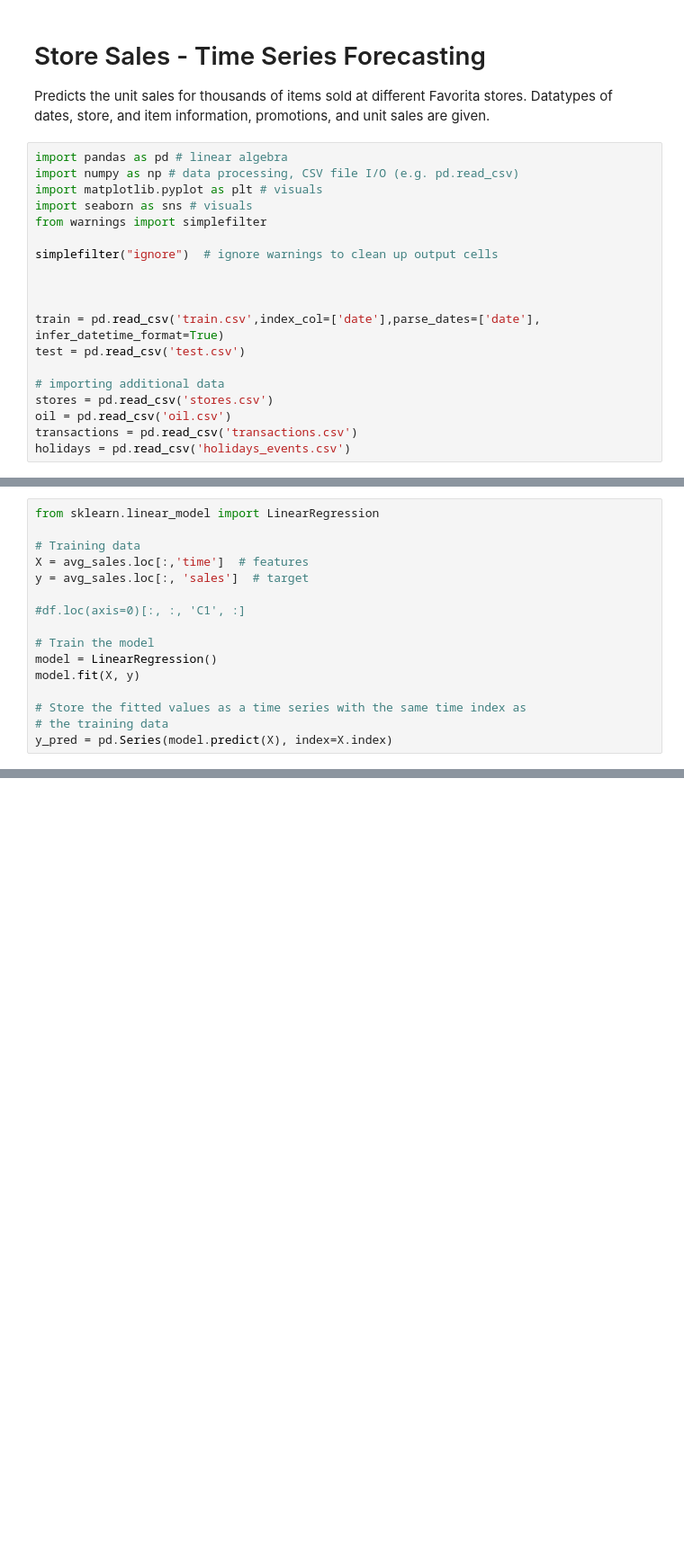
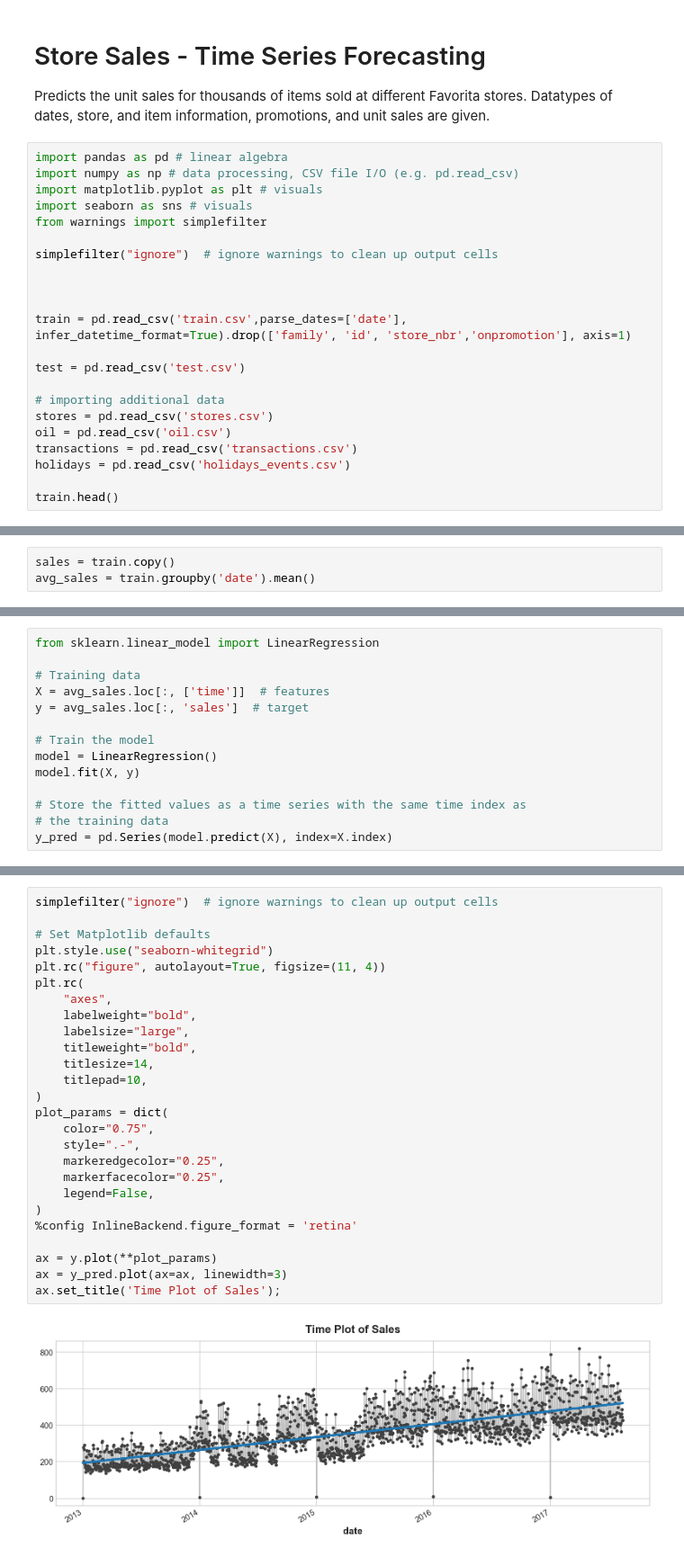
Before and after one commit to rohovskoi/store_sales_supervised_ml, a Jupyter notebook: store_sales.ipynb, the cells around one changed output, grey strips where cells are left out. Shown at 90% size. Drawn from its saved outputs; the diff is of its cells as text; blank space fills up the shorter version.

```diff
--- a/store_sales.ipynb
+++ b/store_sales.ipynb
@@ -12,7 +12,8 @@ simplefilter("ignore")  # ignore warnings to clean up output cells
 
 
 
-train = pd.read_csv('train.csv',index_col=['date'],parse_dates=['date'], infer_datetime_format=True)
+train = pd.read_csv('train.csv',parse_dates=['date'], infer_datetime_format=True).drop(['family', 'id', 'store_nbr','onpromotion'], axis=1)
+
 test = pd.read_csv('test.csv')
 
 # importing additional data
@@ -20,3 +21,5 @@ stores = pd.read_csv('stores.csv')
 oil = pd.read_csv('oil.csv')
 transactions = pd.read_csv('transactions.csv')
 holidays = pd.read_csv('holidays_events.csv')
+
+train.head()
@@ -38,3 +33,6 @@ avg_sales = sales.groupby('date')['sales'].mean()
+# %%
+sales = train.copy()
+avg_sales = train.groupby('date').mean()
 # %%
 avg_sales['time'] = np.arange(len(avg_sales.index))
 avg_sales.head()
@@ -50,10 +48,8 @@ Name: sales, dtype: object
 from sklearn.linear_model import LinearRegression
 
 # Training data
-X = avg_sales.loc[:,'time']  # features
+X = avg_sales.loc[:, ['time']]  # features
 y = avg_sales.loc[:, 'sales']  # target
-
-#df.loc(axis=0)[:, :, 'C1', :]
 
 # Train the model
 model = LinearRegression()
@@ -66,0 +61,28 @@ IndexingError: Too many indexers
+# %%
+simplefilter("ignore")  # ignore warnings to clean up output cells
+
+# Set Matplotlib defaults
+plt.style.use("seaborn-whitegrid")
+plt.rc("figure", autolayout=True, figsize=(11, 4))
+plt.rc(
+    "axes",
+    labelweight="bold",
+    labelsize="large",
+    titleweight="bold",
+    titlesize=14,
+    titlepad=10,
+)
+plot_params = dict(
+    color="0.75",
+    style=".-",
+    markeredgecolor="0.25",
+    markerfacecolor="0.25",
+    legend=False,
+)
+%config InlineBackend.figure_format = 'retina'
+
+ax = y.plot(**plot_params)
+ax = y_pred.plot(ax=ax, linewidth=3)
+ax.set_title('Time Plot of Sales');
+# %% [output]
+[figure, added]
```
Also changed, not shown: parts of 9 cells of this notebook.
